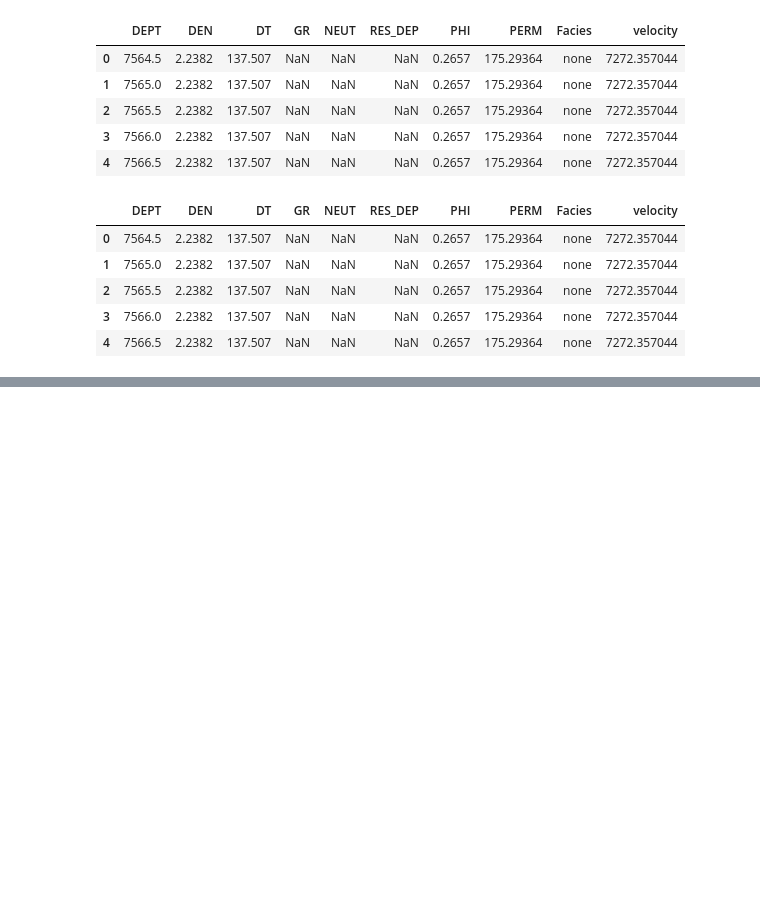
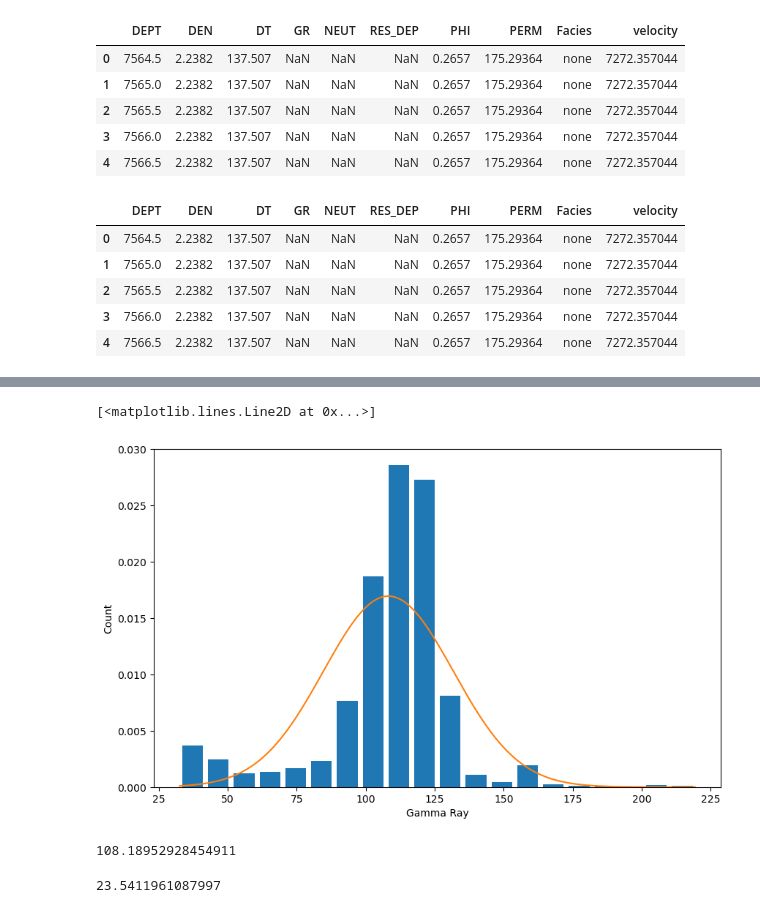
Before and after one commit to Egbetimmy/MSc-Project, a Jupyter notebook: data engineering.ipynb, the cells around one changed output, grey strips where cells are left out. Drawn from its saved outputs; the diff is of its cells as text; code cells hidden in the pictures; blank space fills up the shorter version.

```diff
--- a/data engineering.ipynb
+++ b/data engineering.ipynb
@@ -112,0 +142,20 @@ data.head()
+# %%
+from scipy.stats import norm
+
+plt.hist(df.GR, bins=20, rwidth=0.8, density=True)
+plt.xlabel('Gamma Ray')
+plt.ylabel('Count')
+
+rng = np.arange(df.GR.min(), df.GR.max(), 0.1)
+plt.plot(rng, norm.pdf(rng,df.GR.mean(),df.GR.std()))
+# %% [output]
+[<matplotlib.lines.Line2D at 0x...>]
+[figure, added]
+# %%
+df.GR.mean()
+# %% [output]
+108.18952928454911
+# %%
+df.GR.std()
+# %% [output]
+23.5411961087997
```
Also changed, not shown: parts of 13 cells of this notebook.
